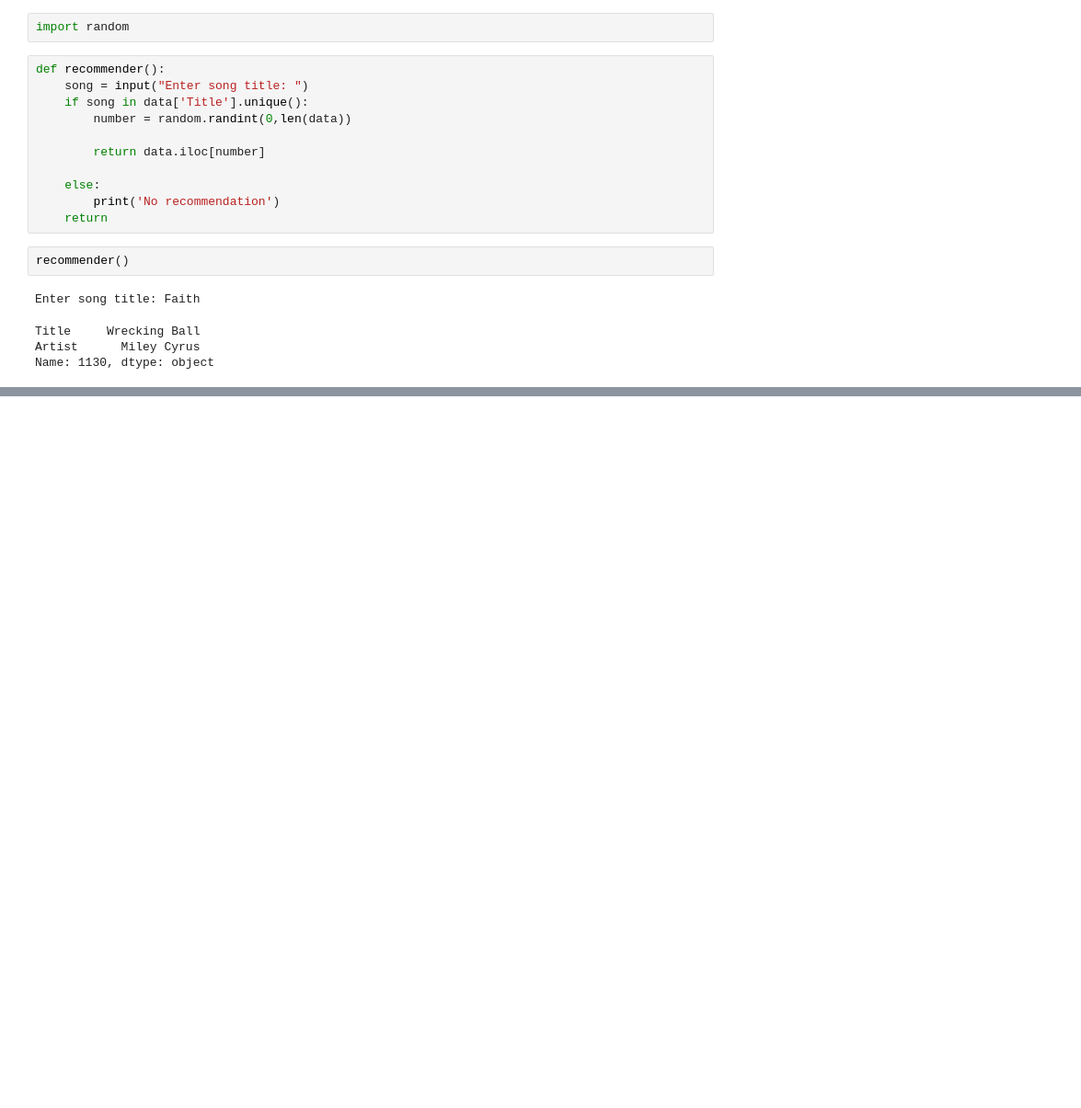
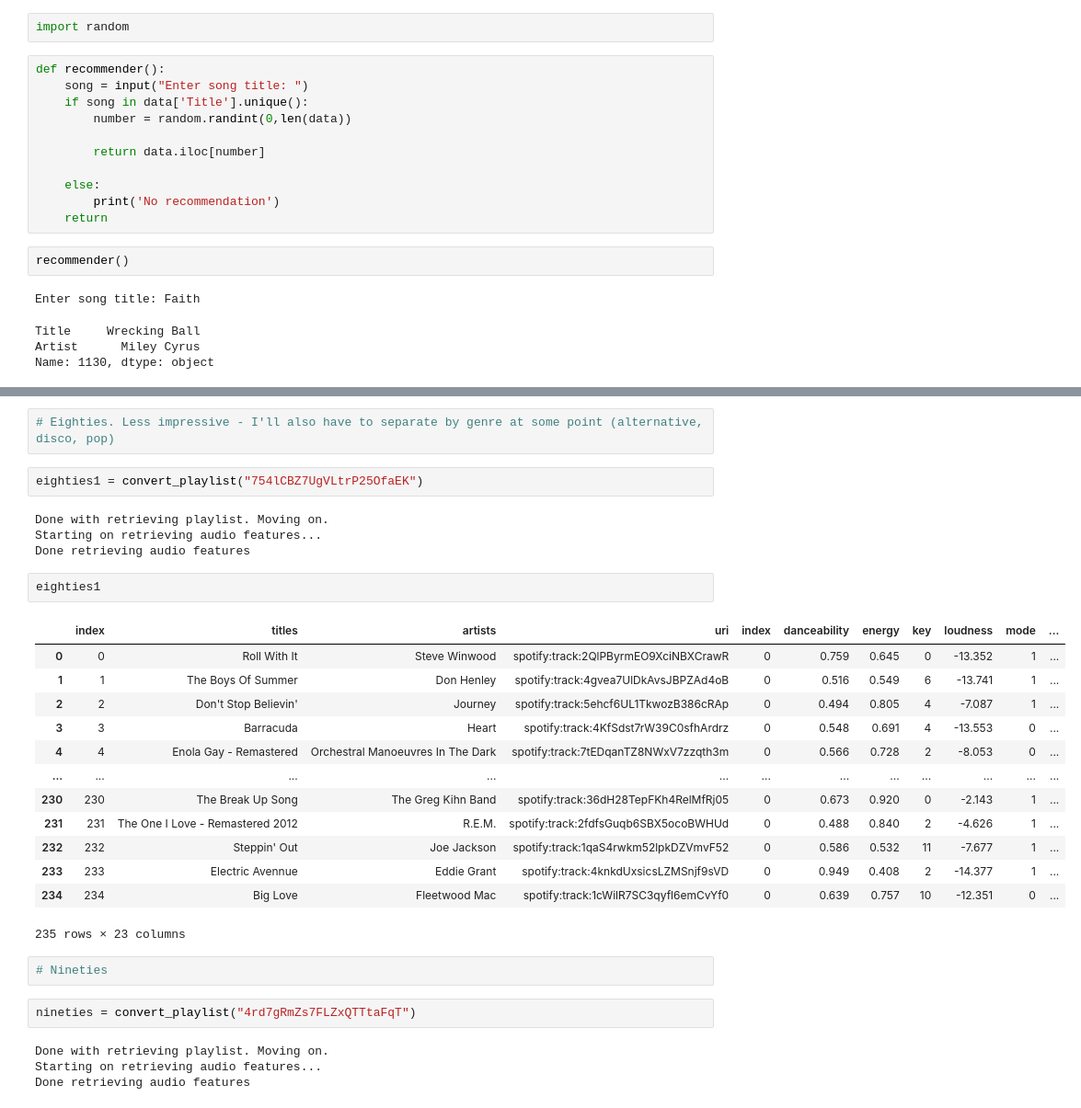
Before and after one commit to rjpeters/week6, a Jupyter notebook: Lab.ipynb, the cells around one changed output, grey strips where cells are left out. Shown at 92% size. Drawn from its saved outputs; the diff is of its cells as text; blank space fills up the shorter version.

```diff
--- a/Lab.ipynb
+++ b/Lab.ipynb
@@ -893,0 +948,32 @@ https://open.spotify.com/playlist/4rd7gRmZs7FLZxQTTtaFqT?si=3693a346660a4d92
+# %%
+# Eighties. Less impressive - I'll also have to separate by genre at some point (alternative, disco, pop)
+# %%
+eighties1 = convert_playlist("754lCBZ7UgVLtrP25OfaEK")
+# %% [output]
+Done with retrieving playlist. Moving on.
+Starting on retrieving audio features...
+Done retrieving audio features
+# %%
+eighties1
+# %% [output]
+|  | index | titles | artists | uri | index | danceability | energy | key | loudness | mode | ... |
+| 0 | 0 | Roll With It | Steve Winwood | spotify:track:2QlPByrmEO9XciNBXCrawR | 0 | 0.759 | 0.645 | 0 | -13.352 | 1 | ... |
+| 1 | 1 | The Boys Of Summer | Don Henley | spotify:track:4gvea7UlDkAvsJBPZAd4oB | 0 | 0.516 | 0.549 | 6 | -13.741 | 1 | ... |
+| 2 | 2 | Don't Stop Believin' | Journey | spotify:track:5ehcf6UL1TkwozB386cRAp | 0 | 0.494 | 0.805 | 4 | -7.087 | 1 | ... |
+| 3 | 3 | Barracuda | Heart | spotify:track:4KfSdst7rW39C0sfhArdrz | 0 | 0.548 | 0.691 | 4 | -13.553 | 0 | ... |
+| 4 | 4 | Enola Gay - Remastered | Orchestral Manoeuvres In The Dark | spotify:track:7tEDqanTZ8NWxV7zzqth3m | 0 | 0.566 | 0.728 | 2 | -8.053 | 0 | ... |
+| ... | ... | ... | ... | ... | ... | ... | ... | ... | ... | ... | ... |
+| 230 | 230 | The Break Up Song | The Greg Kihn Band | spotify:track:36dH28TepFKh4RelMfRj05 | 0 | 0.673 | 0.920 | 0 | -2.143 | 1 | ... |
+| 231 | 231 | The One I Love - Remastered 2012 | R.E.M. | spotify:track:2fdfsGuqb6SBX5ocoBWHUd | 0 | 0.488 | 0.840 | 2 | -4.626 | 1 | ... |
+| 232 | 232 | Steppin' Out | Joe Jackson | spotify:track:1qaS4rwkm52lpkDZVmvF52 | 0 | 0.586 | 0.532 | 11 | -7.677 | 1 | ... |
+| 233 | 233 | Electric Avennue | Eddie Grant | spotify:track:4knkdUxsicsLZMSnjf9sVD | 0 | 0.949 | 0.408 | 2 | -14.377 | 1 | ... |
+| 234 | 234 | Big Love | Fleetwood Mac | spotify:track:1cWilR7SC3qyfl6emCvYf0 | 0 | 0.639 | 0.757 | 10 | -12.351 | 0 | ... |
+235 rows × 23 columns
+# %%
+# Nineties
+# %%
+nineties = convert_playlist("4rd7gRmZs7FLZxQTTtaFqT")
+# %% [output]
+Done with retrieving playlist. Moving on.
+Starting on retrieving audio features...
+Done retrieving audio features
```
Also changed, not shown: parts of 155 cells of this notebook, 5 other files.
